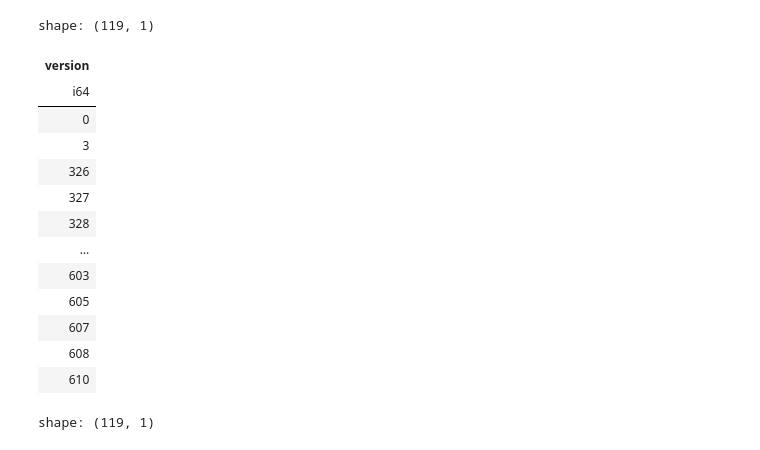
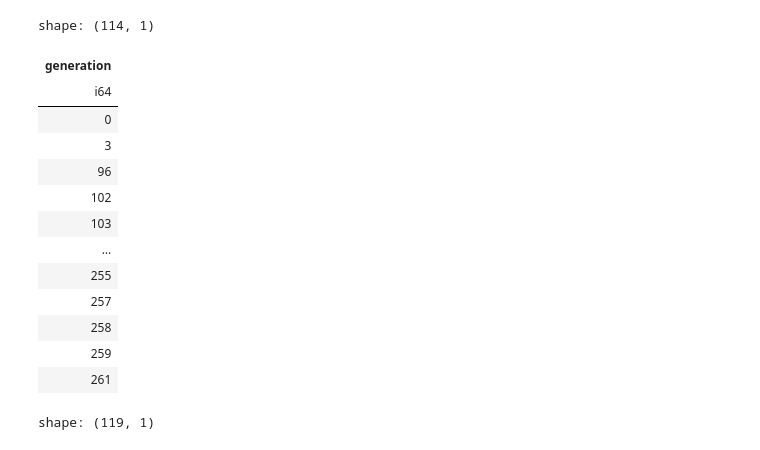
Before and after one commit to pkalivas/radiate, a Jupyter notebook: examples/python/playground.ipynb, the cells around one changed output. Cells and saved outputs as stored; diff of their text form; code cells hidden in the pictures.

```diff
--- a/examples/python/playground.ipynb
+++ b/examples/python/playground.ipynb
@@ -197,26 +91,26 @@ shape: (29_304, 19)
 # %%
 filtered = (
     df.filter(pl.col("name") == "score.improvement")
-    .select("version")
+    .select("generation")
     .unique()
-    .sort("version")
+    .sort("generation")
 )
 filtered
 # %% [output]
-shape: (119, 1)
+shape: (114, 1)
-| version |
+| generation |
 | i64 |
 | 0 |
 | 3 |
-| 326 |
-| 327 |
-| 328 |
+| 96 |
+| 102 |
+| 103 |
 | … |
-| 603 |
-| 605 |
-| 607 |
-| 608 |
-| 610 |
+| 255 |
+| 257 |
+| 258 |
+| 259 |
+| 261 |
 # %%
 display(HTML(filtered._repr_html_()))
 # %% [output]
```
Also changed, not shown: parts of 4 cells of this notebook, 8 other files.
